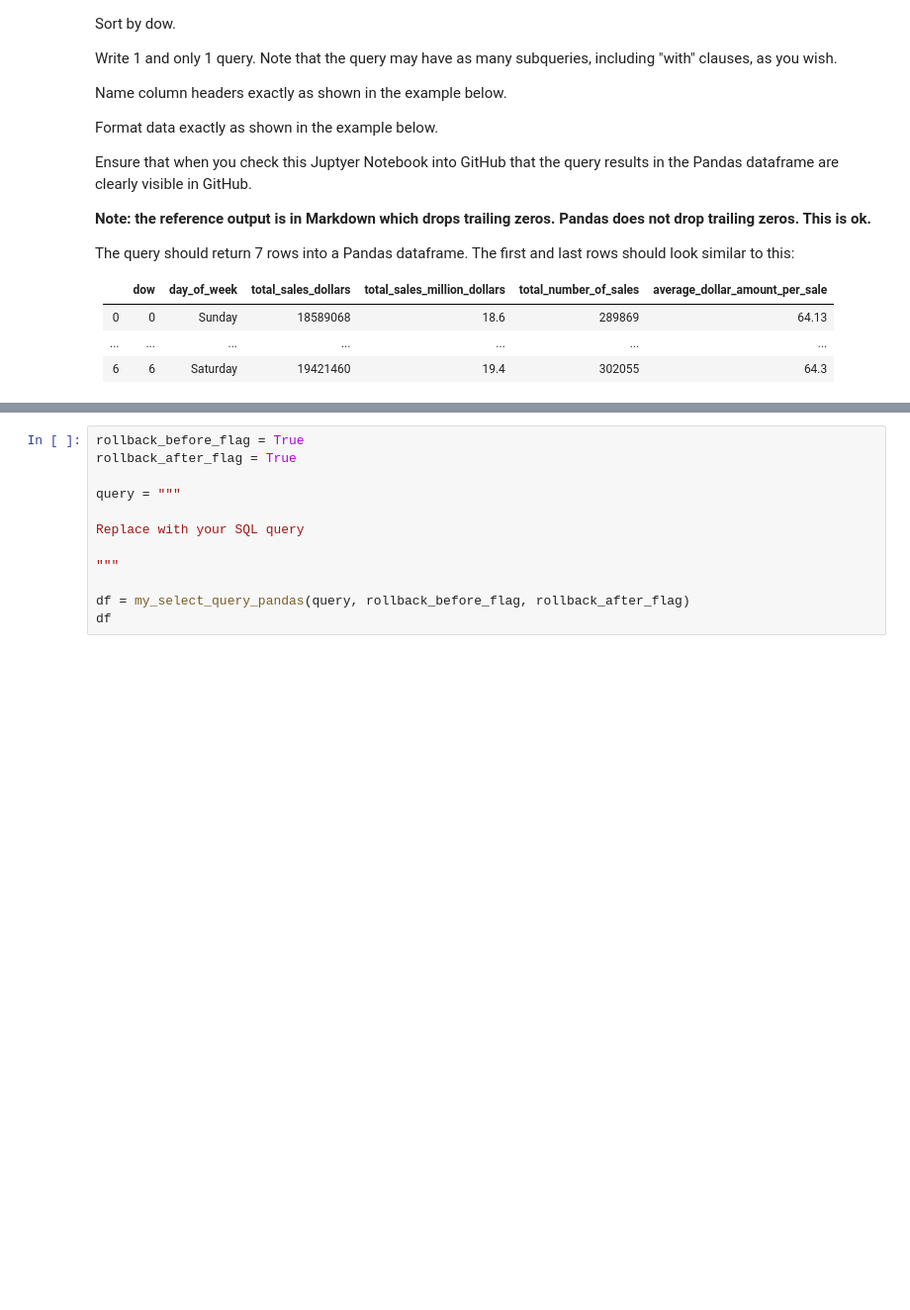
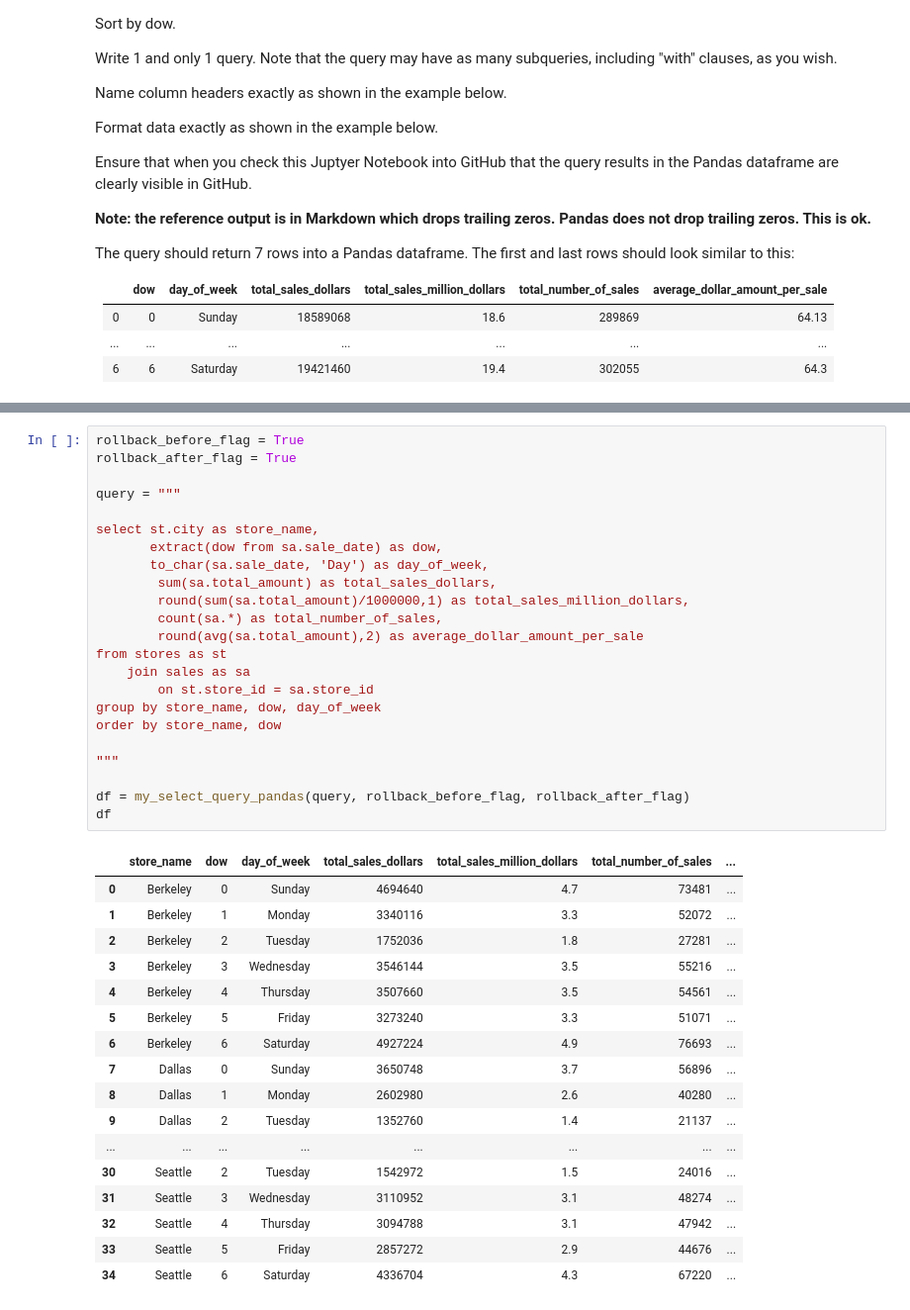
Before and after one commit to henrydatasci/delivery-route-optimization, a Jupyter notebook: project_1_1.ipynb, the cells around one changed output, grey strips where cells are left out. Shown: that part at 99% size. Drawn from its saved outputs; the diff is of its cells as text; blank space fills up the shorter version.

```diff
--- a/project_1_1.ipynb
+++ b/project_1_1.ipynb
@@ -285,12 +377,41 @@ The query should return 35 rows into a Pandas dataframe. The first and last rows
 # %%
 rollback_before_flag = True
 rollback_after_flag = True
 
 query = """
 
-Replace with your SQL query
+select st.city as store_name,
+       extract(dow from sa.sale_date) as dow,
+       to_char(sa.sale_date, 'Day') as day_of_week,
+        sum(sa.total_amount) as total_sales_dollars,
+        round(sum(sa.total_amount)/1000000,1) as total_sales_million_dollars,
+        count(sa.*) as total_number_of_sales,
+        round(avg(sa.total_amount),2) as average_dollar_amount_per_sale
+from stores as st
+    join sales as sa
+        on st.store_id = sa.store_id
+group by store_name, dow, day_of_week
+order by store_name, dow
 
 """
 
 df = my_select_query_pandas(query, rollback_before_flag, rollback_after_flag)
 df
+# %% [output]
+|  | store_name | dow | day_of_week | total_sales_dollars | total_sales_million_dollars | total_number_of_sales | ... |
+| 0 | Berkeley | 0 | Sunday | 4694640 | 4.7 | 73481 | ... |
+| 1 | Berkeley | 1 | Monday | 3340116 | 3.3 | 52072 | ... |
+| 2 | Berkeley | 2 | Tuesday | 1752036 | 1.8 | 27281 | ... |
+| 3 | Berkeley | 3 | Wednesday | 3546144 | 3.5 | 55216 | ... |
+| 4 | Berkeley | 4 | Thursday | 3507660 | 3.5 | 54561 | ... |
+| 5 | Berkeley | 5 | Friday | 3273240 | 3.3 | 51071 | ... |
+| 6 | Berkeley | 6 | Saturday | 4927224 | 4.9 | 76693 | ... |
+| 7 | Dallas | 0 | Sunday | 3650748 | 3.7 | 56896 | ... |
+| 8 | Dallas | 1 | Monday | 2602980 | 2.6 | 40280 | ... |
+| 9 | Dallas | 2 | Tuesday | 1352760 | 1.4 | 21137 | ... |
+| ... | ... | ... | ... | ... | ... | ... | ... |
+| 30 | Seattle | 2 | Tuesday | 1542972 | 1.5 | 24016 | ... |
+| 31 | Seattle | 3 | Wednesday | 3110952 | 3.1 | 48274 | ... |
+| 32 | Seattle | 4 | Thursday | 3094788 | 3.1 | 47942 | ... |
+| 33 | Seattle | 5 | Friday | 2857272 | 2.9 | 44676 | ... |
+| 34 | Seattle | 6 | Saturday | 4336704 | 4.3 | 67220 | ... |
```
Also changed, not shown: parts of 5 cells of this notebook.
